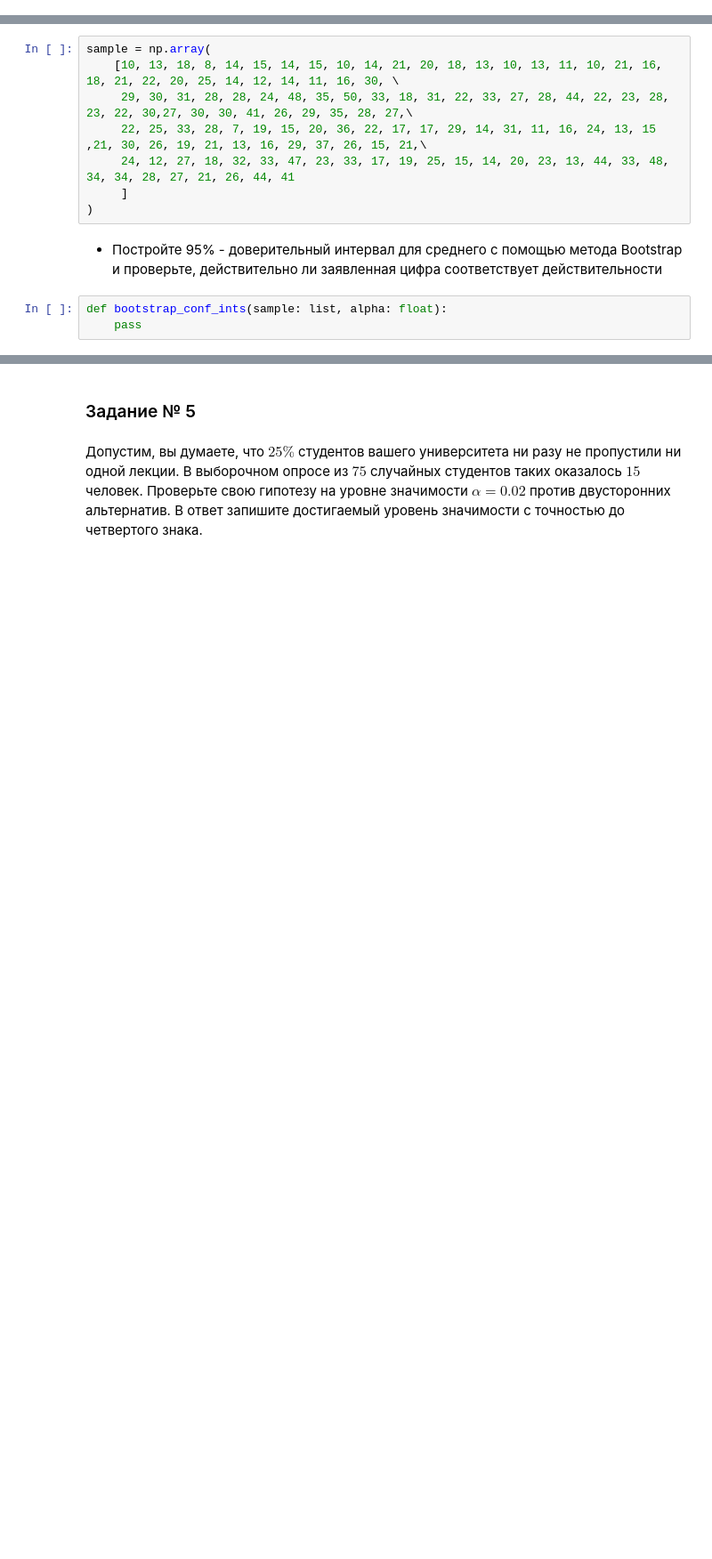
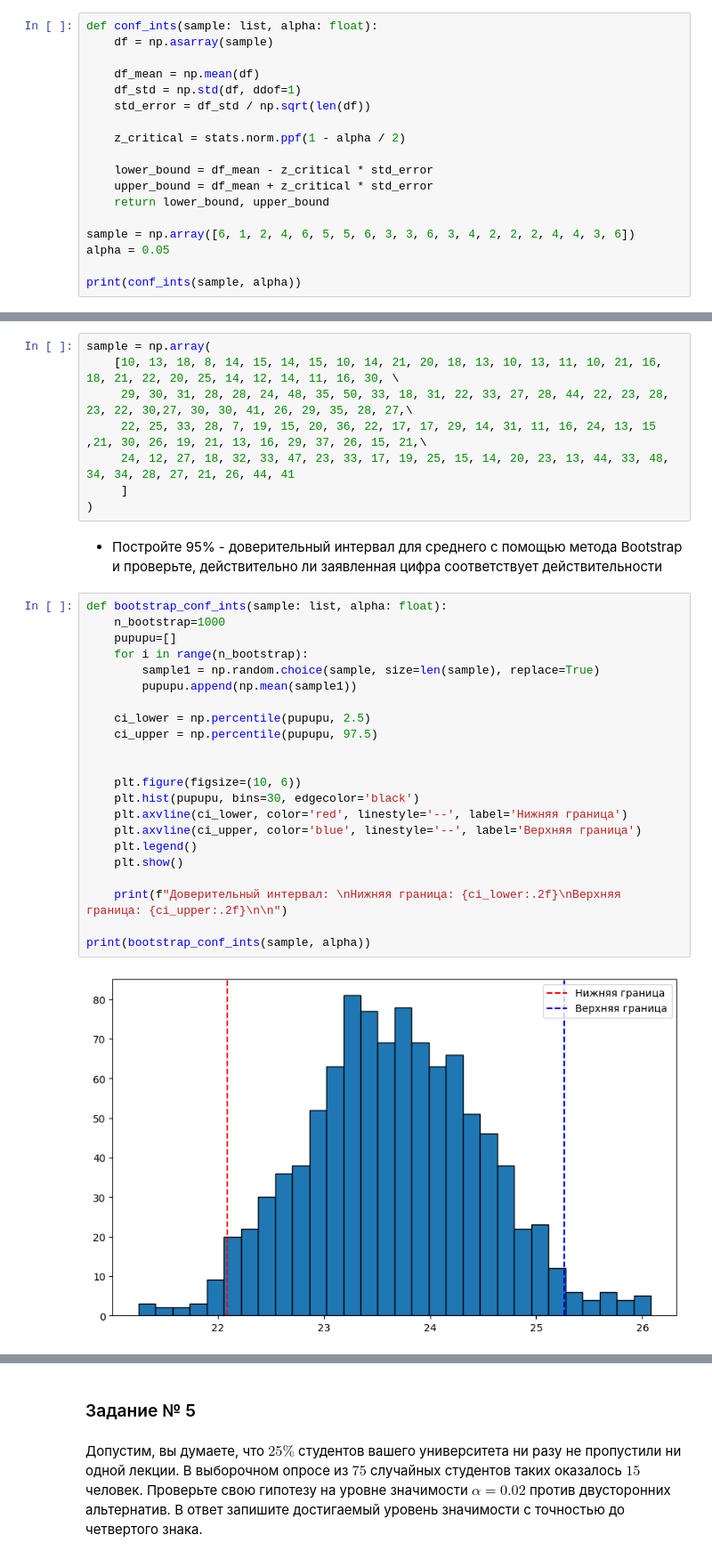
Before and after one commit to S2pacAV/04-01-task, a Jupyter notebook: 04-04-task.ipynb, the cells around one changed output, grey strips where cells are left out. Shown at 89% size. Saved outputs shown, nothing was run; the diff lists cells and outputs as text; blank space fills up the shorter version.

```diff
--- a/04-04-task.ipynb
+++ b/04-04-task.ipynb
@@ -105,0 +107,18 @@ def conf_ints(sample: list, alpha: float):
+# %%
+def conf_ints(sample: list, alpha: float):
+    df = np.asarray(sample)
+
+    df_mean = np.mean(df)
+    df_std = np.std(df, ddof=1)
+    std_error = df_std / np.sqrt(len(df))
+
+    z_critical = stats.norm.ppf(1 - alpha / 2)
+
+    lower_bound = df_mean - z_critical * std_error
+    upper_bound = df_mean + z_critical * std_error
+    return lower_bound, upper_bound
+
+sample = np.array([6, 1, 2, 4, 6, 5, 5, 6, 3, 3, 6, 3, 4, 2, 2, 2, 4, 4, 3, 6])
+alpha = 0.05
+
+print(conf_ints(sample, alpha))
@@ -124,6 +145,27 @@ sample = np.array(
 )
 # %% [markdown]
 * Постройте 95% - доверительный интервал для среднего с помощью метода Bootstrap и проверьте, действительно ли заявленная цифра соответствует действительности
-# %%
-def bootstrap_conf_ints(sample: list, alpha: float):
-    pass
+# %%
+def bootstrap_conf_ints(sample: list, alpha: float):
+    n_bootstrap=1000
+    pupupu=[]
+    for i in range(n_bootstrap):
+        sample1 = np.random.choice(sample, size=len(sample), replace=True)
+        pupupu.append(np.mean(sample1))
+
+    ci_lower = np.percentile(pupupu, 2.5)
+    ci_upper = np.percentile(pupupu, 97.5)
+
+
+    plt.figure(figsize=(10, 6))
+    plt.hist(pupupu, bins=30, edgecolor='black')
+    plt.axvline(ci_lower, color='red', linestyle='--', label='Нижняя граница')
+    plt.axvline(ci_upper, color='blue', linestyle='--', label='Верхняя граница')
+    plt.legend()
+    plt.show()
+
+    print(f"Доверительный интервал: \nНижняя граница: {ci_lower:.2f}\nВерхняя граница: {ci_upper:.2f}\n\n")
+
+print(bootstrap_conf_ints(sample, alpha))
+# %% [output]
+[figure, added]
```
Also changed, not shown: parts of 13 cells of this notebook.
